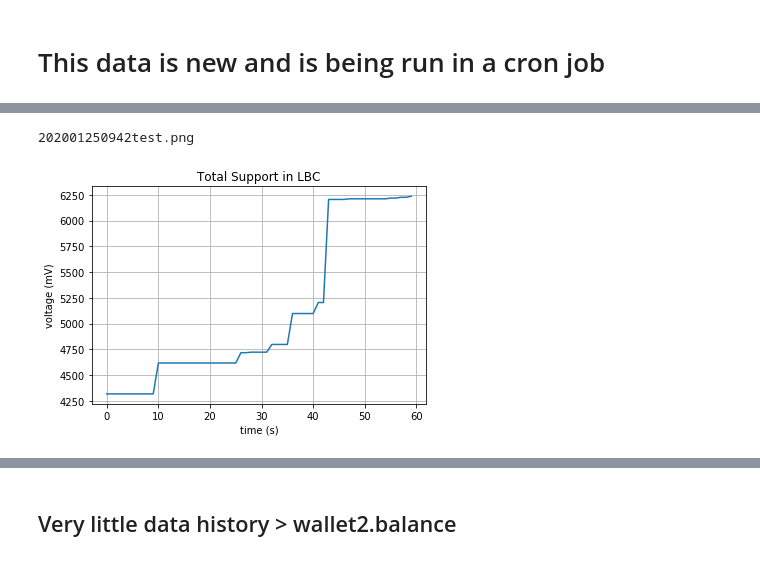
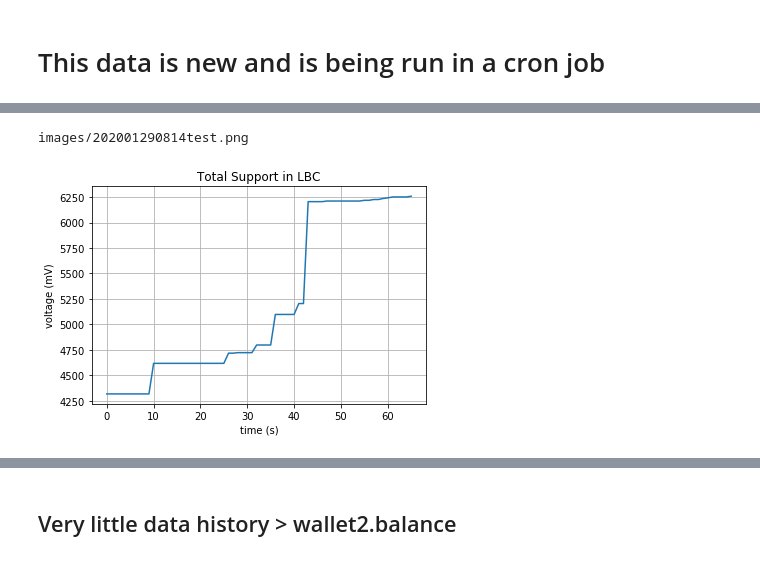
Before and after one commit to JupyterJones/LBRY-toolbox, a Jupyter notebook: Plots-Graphs.ipynb, the cells around one changed output, grey strips where cells are left out. Cells and saved outputs as stored; diff of their text form; code cells hidden in the pictures.

```diff
--- a/Plots-Graphs.ipynb
+++ b/Plots-Graphs.ipynb
@@ -302,36 +302,36 @@ plt.show()
 import matplotlib
 import matplotlib.pyplot as plt
 import numpy as np
 %matplotlib inline
 import time
 DT = time.strftime("%Y%m%d%H%M")
 f = open("/home/jack/wallet.balance").readlines()
 x = []
 for line in f:
     if '"supports": "' in line:
         line =line.replace('"\n', '')
         line =line.replace('"supports": "', '')
         line =line.replace('",', '')
         num = float(line)
         x.append(int(num))
 
 # Data for plotting
 t=range(0,len(x))
 s = np.array(x)
 
 fig, ax = plt.subplots()
 ax.plot(t, s)
 ax.set(xlabel='time (s)', ylabel='voltage (mV)',
        title='Total Support in LBC')
 ax.grid()
-filename = DT+"test.png"
+filename = "images/"+DT+"test.png"
 print filename
 fig.savefig(filename)
 
 plt.show()
 # %% [output]
-202001250942test.png
+images/202001290814test.png
-[figure, old version]
+[figure, new version]
 # %%
 !wallet
 # %% [output]
```
Also changed, not shown: parts of 14 cells of this notebook, 10 other files.
